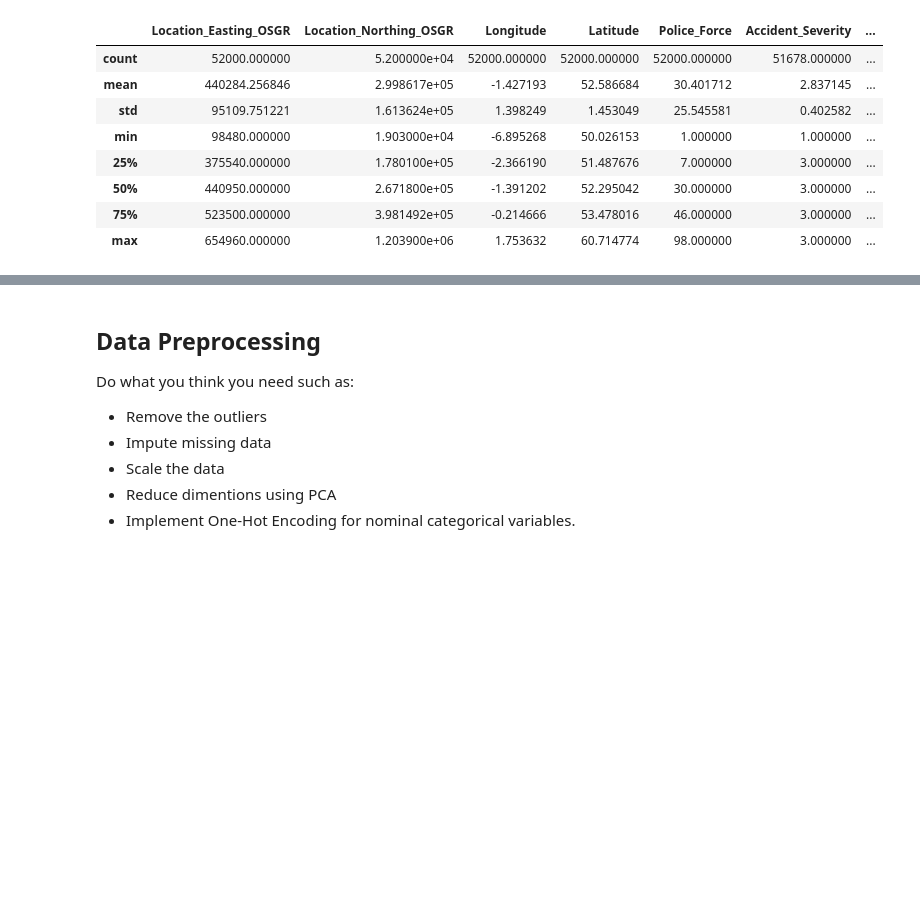
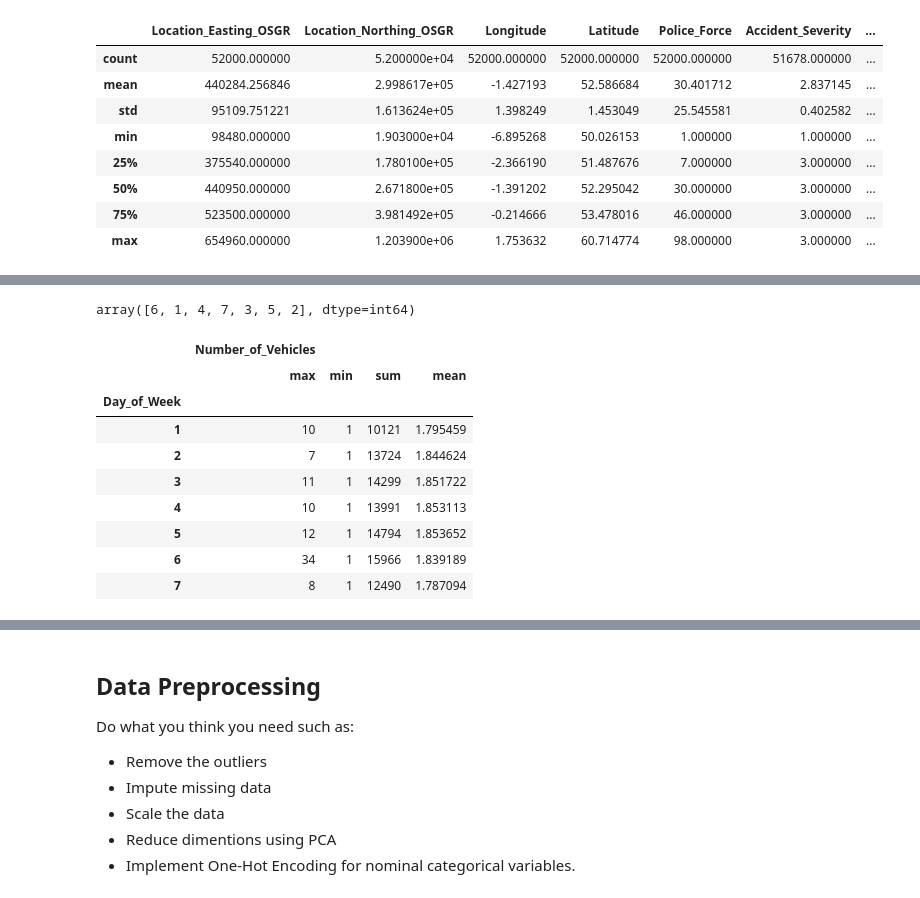
Before and after one commit to AbdullahHafiz30/Tuwaiq_Academy_T5_Week4, a Jupyter notebook: 1-Weekly Task/Clustering_Task.ipynb, the cells around one changed output, grey strips where cells are left out. Cells and saved outputs as stored; diff of their text form; code cells hidden in the pictures; blank space fills up the shorter version.

```diff
--- a/1-Weekly Task/Clustering_Task.ipynb
+++ b/1-Weekly Task/Clustering_Task.ipynb
@@ -105,0 +124,17 @@ df.describe()
+# %%
+df['Day_of_Week'].unique()
+# %% [output]
+array([6, 1, 4, 7, 3, 5, 2], dtype=int64)
+# %%
+df.groupby('Day_of_Week').agg({'Number_of_Vehicles' : ['max', 'min', 'sum', 'mean']})
+# %% [output]
+|  | Number_of_Vehicles |  |  |  |
+|  | max | min | sum | mean |
+| Day_of_Week |  |  |  |  |
+| 1 | 10 | 1 | 10121 | 1.795459 |
+| 2 | 7 | 1 | 13724 | 1.844624 |
+| 3 | 11 | 1 | 14299 | 1.851722 |
+| 4 | 10 | 1 | 13991 | 1.853113 |
+| 5 | 12 | 1 | 14794 | 1.853652 |
+| 6 | 34 | 1 | 15966 | 1.839189 |
+| 7 | 8 | 1 | 12490 | 1.787094 |
```
Also changed, not shown: parts of 30 cells of this notebook.
